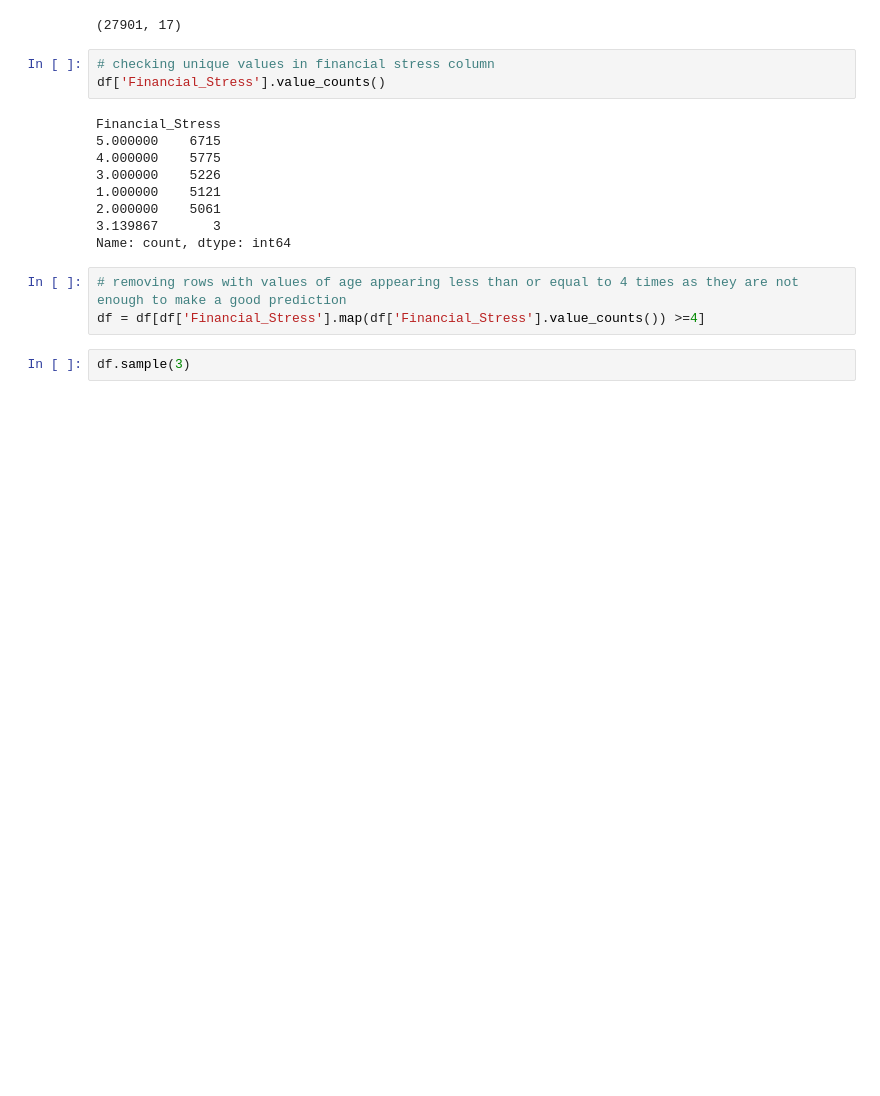
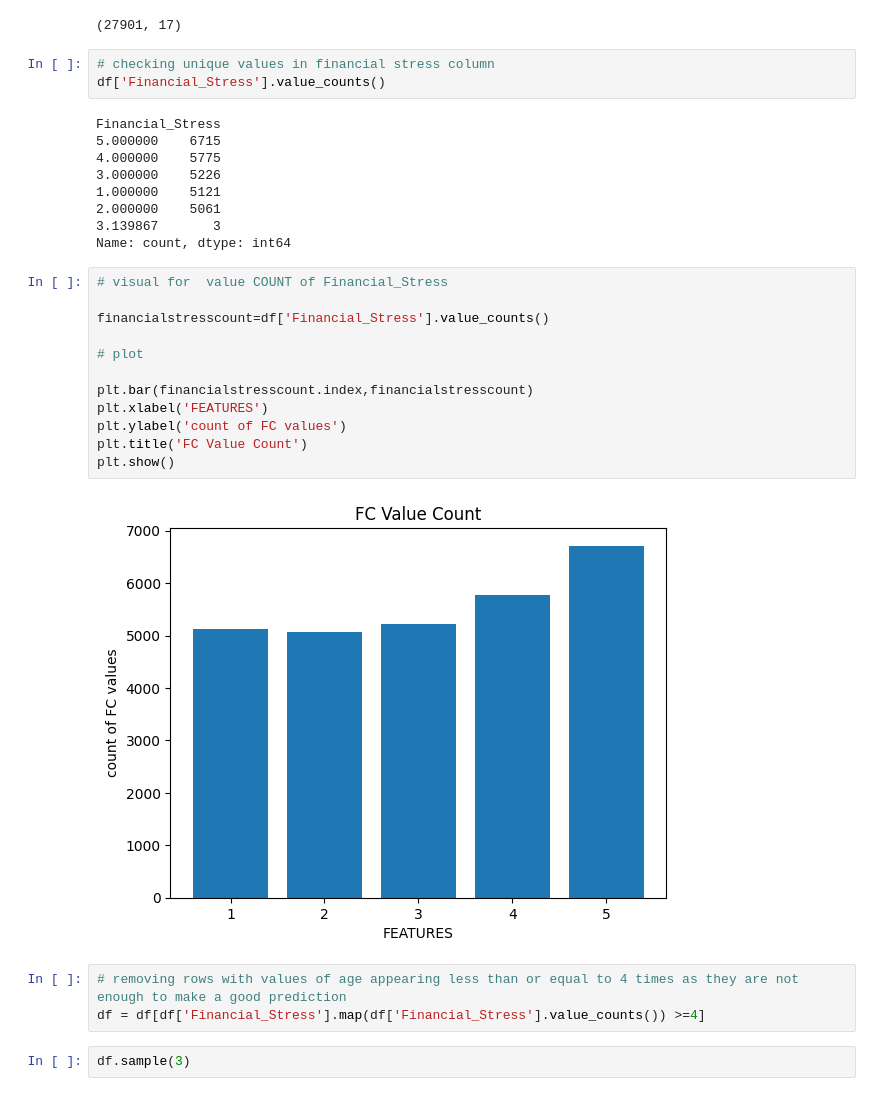
Before and after one commit to aslam0312/machinelearning-, a Jupyter notebook: depression.ipynb, the cells around one changed output. Saved outputs shown, nothing was run; the diff lists cells and outputs as text; blank space fills up the shorter version.

```diff
--- a/depression.ipynb
+++ b/depression.ipynb
@@ -122,6 +122,20 @@ Financial_Stress
 2.000000    5061
 3.139867       3
 Name: count, dtype: int64
+# %%
+# visual for  value COUNT of Financial_Stress
+
+financialstresscount=df['Financial_Stress'].value_counts()
+
+# plot
+
+plt.bar(financialstresscount.index,financialstresscount)
+plt.xlabel('FEATURES')
+plt.ylabel('count of FC values')
+plt.title('FC Value Count')
+plt.show()
+# %% [output]
+[figure, added]
 # %%
 # removing rows with values of age appearing less than or equal to 4 times as they are not enough to make a good prediction
 df = df[df['Financial_Stress'].map(df['Financial_Stress'].value_counts()) >=4]
```
Also changed, not shown: parts of 1 cell of this notebook, 3 other files.
